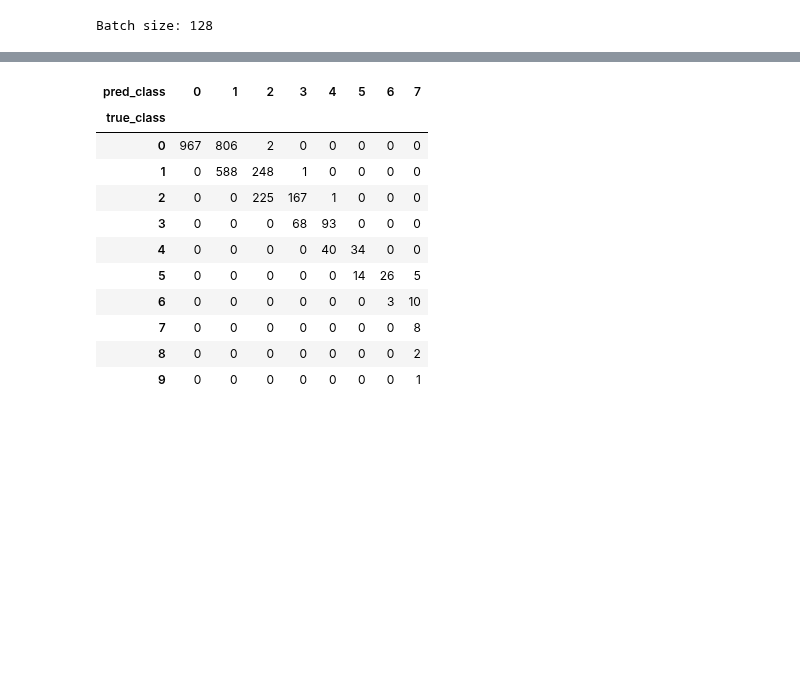
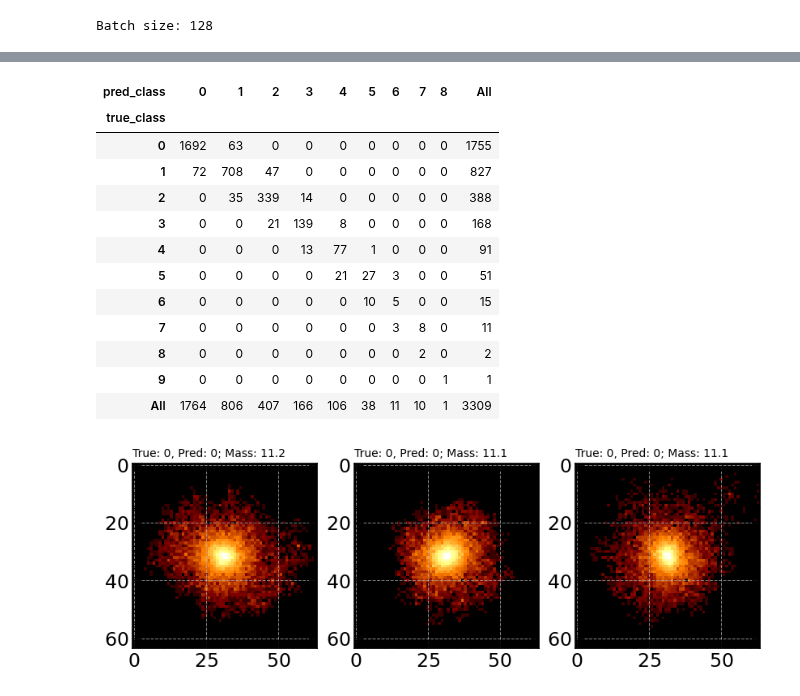
Before and after one commit to SergeiDBykov/self_supervised_halos, a Jupyter notebook: notebooks/1.1_2d_classification.ipynb, the cells around one changed output, grey strips where cells are left out. Cells and saved outputs as stored; diff of their text form; code cells hidden in the pictures; blank space fills up the shorter version.

```diff
--- a/notebooks/1.1_2d_classification.ipynb
+++ b/notebooks/1.1_2d_classification.ipynb
@@ -53,8 +55,8 @@ test_loader = DataLoader(test_ds, batch_size=batch_size, shuffle=True)
 # %% [output]
 Batch size: 128
 # %%
-lr = 1e-2
-n_epochs=5
+lr = 1e-3
+n_epochs=10
 
 
 criterion = nn.CrossEntropyLoss(weight=dataset.mass_bins_weights.to(device)).to(device)
@@ -68,6 +70,7 @@ model = ClassificationModel(
                     history=None
 )
 
+model.load('Classification_2d.pth')
 
 model.trial_forward_pass(train_loader, device);
 # %% [output]
@@ -106,19 +133,20 @@ Model Classification_2d saved at epoch 0
 # %%
-from scripts.base_model import report_classification_performance, pd
+result_df = report_classification_performance(model, val_loader, device=device)
+report_classification_performance(model, val_loader, device=device, viz_one = True)
 
-result_df = report_classification_performance(model, val_loader, device=device)
-
-pd.crosstab(result_df['true_class'], result_df['pred_class'])
+pd.crosstab(result_df['true_class'], result_df['pred_class'], margins=True)
 # %% [output]
-| pred_class | 0 | 1 | 2 | 3 | 4 | 5 | 6 | 7 |
-| true_class |  |  |  |  |  |  |  |  |
-| 0 | 967 | 806 | 2 | 0 | 0 | 0 | 0 | 0 |
-| 1 | 0 | 588 | 248 | 1 | 0 | 0 | 0 | 0 |
-| 2 | 0 | 0 | 225 | 167 | 1 | 0 | 0 | 0 |
-| 3 | 0 | 0 | 0 | 68 | 93 | 0 | 0 | 0 |
-| 4 | 0 | 0 | 0 | 0 | 40 | 34 | 0 | 0 |
-| 5 | 0 | 0 | 0 | 0 | 0 | 14 | 26 | 5 |
-| 6 | 0 | 0 | 0 | 0 | 0 | 0 | 3 | 10 |
-| 7 | 0 | 0 | 0 | 0 | 0 | 0 | 0 | 8 |
-| 8 | 0 | 0 | 0 | 0 | 0 | 0 | 0 | 2 |
-| 9 | 0 | 0 | 0 | 0 | 0 | 0 | 0 | 1 |
+| pred_class | 0 | 1 | 2 | 3 | 4 | 5 | 6 | 7 | 8 | All |
+| true_class |  |  |  |  |  |  |  |  |  |  |
+| 0 | 1692 | 63 | 0 | 0 | 0 | 0 | 0 | 0 | 0 | 1755 |
+| 1 | 72 | 708 | 47 | 0 | 0 | 0 | 0 | 0 | 0 | 827 |
+| 2 | 0 | 35 | 339 | 14 | 0 | 0 | 0 | 0 | 0 | 388 |
+| 3 | 0 | 0 | 21 | 139 | 8 | 0 | 0 | 0 | 0 | 168 |
+| 4 | 0 | 0 | 0 | 13 | 77 | 1 | 0 | 0 | 0 | 91 |
+| 5 | 0 | 0 | 0 | 0 | 21 | 27 | 3 | 0 | 0 | 51 |
+| 6 | 0 | 0 | 0 | 0 | 0 | 10 | 5 | 0 | 0 | 15 |
+| 7 | 0 | 0 | 0 | 0 | 0 | 0 | 3 | 8 | 0 | 11 |
+| 8 | 0 | 0 | 0 | 0 | 0 | 0 | 0 | 2 | 0 | 2 |
+| 9 | 0 | 0 | 0 | 0 | 0 | 0 | 0 | 0 | 1 | 1 |
+| All | 1764 | 806 | 407 | 166 | 106 | 38 | 11 | 10 | 1 | 3309 |
+[figure, added]
```
Also changed, not shown: parts of 12 cells of this notebook, 4 other files.
